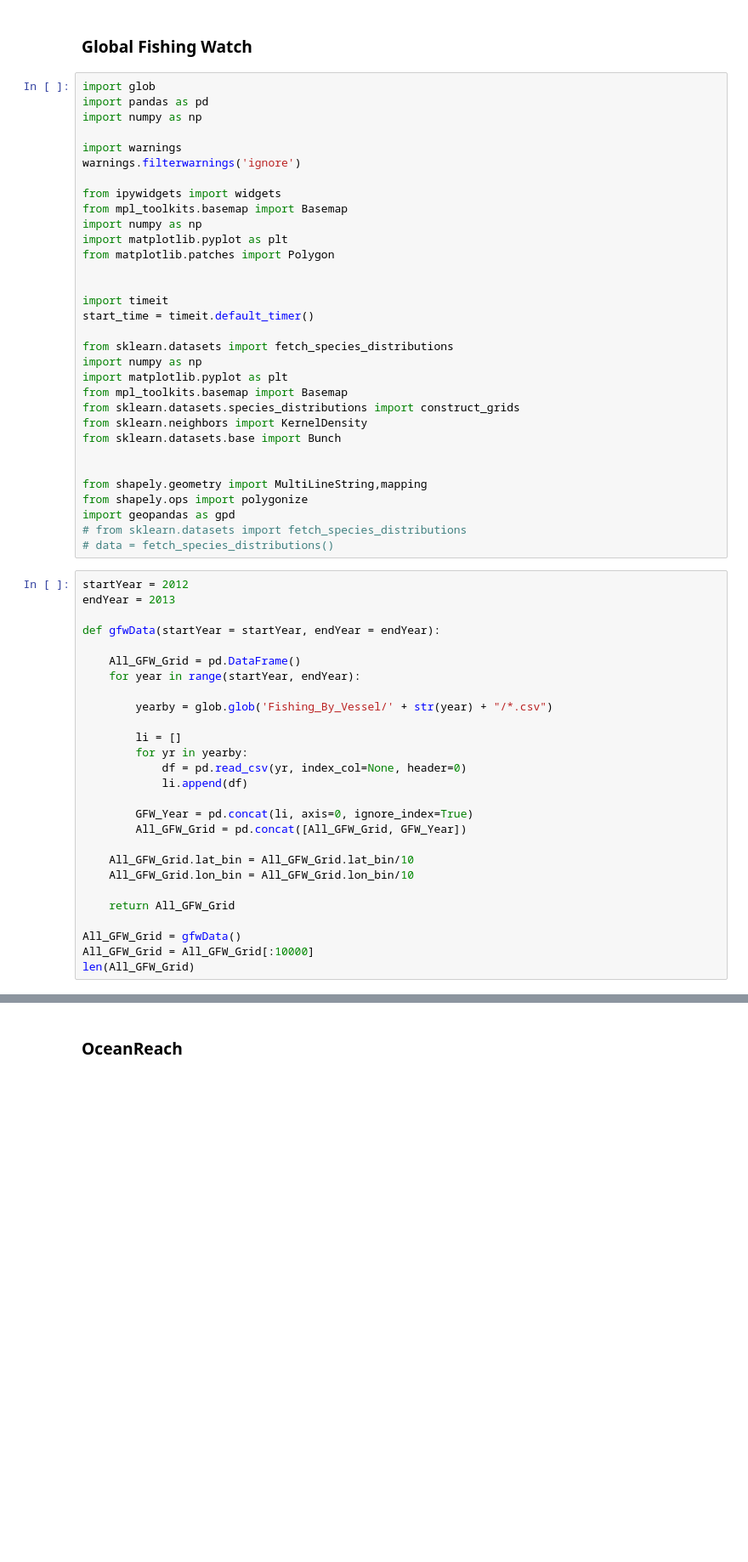
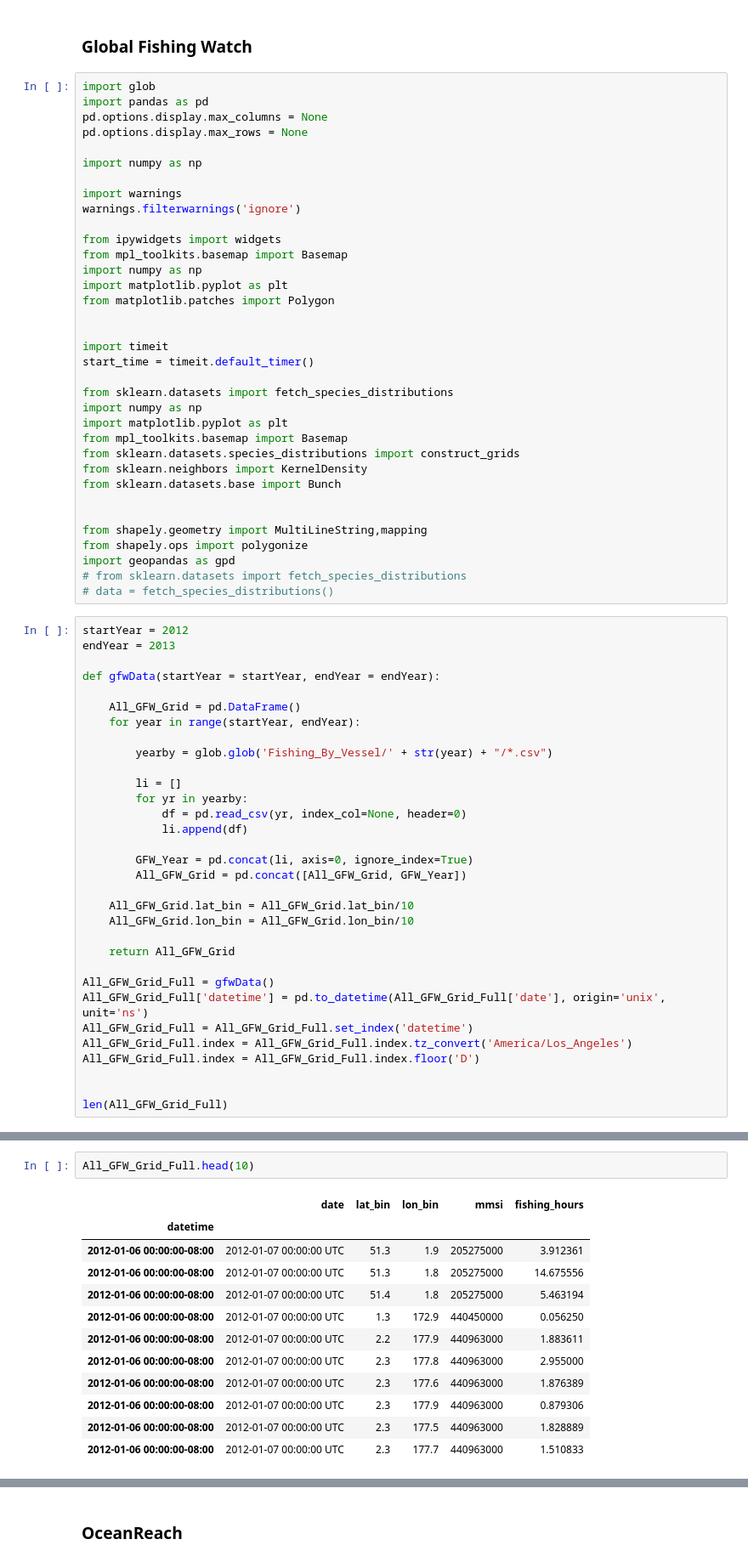
Before and after one commit to aionthebeach/ocean-maps, a Jupyter notebook: Maps_GFW_BTW_OR.ipynb, the cells around one changed output, grey strips where cells are left out. Shown: that part at 85% size. Cells and saved outputs as stored; diff of their text form; blank space fills up the shorter version.

```diff
--- a/Maps_GFW_BTW_OR.ipynb
+++ b/Maps_GFW_BTW_OR.ipynb
@@ -3,6 +3,9 @@
 # %%
 import glob
 import pandas as pd
+pd.options.display.max_columns = None
+pd.options.display.max_rows = None
+
 import numpy as np
 
 import warnings
@@ -56,7 +59,12 @@ def gfwData(startYear = startYear, endYear = endYear):
 
     return All_GFW_Grid
 
-All_GFW_Grid = gfwData()
-All_GFW_Grid = All_GFW_Grid[:10000]
-len(All_GFW_Grid)
+All_GFW_Grid_Full = gfwData()
+All_GFW_Grid_Full['datetime'] = pd.to_datetime(All_GFW_Grid_Full['date'], origin='unix', unit='ns')
+All_GFW_Grid_Full = All_GFW_Grid_Full.set_index('datetime')
+All_GFW_Grid_Full.index = All_GFW_Grid_Full.index.tz_convert('America/Los_Angeles')
+All_GFW_Grid_Full.index = All_GFW_Grid_Full.index.floor('D')
+
+
+len(All_GFW_Grid_Full)
 # %% [output]
@@ -63,0 +72,15 @@ len(All_GFW_Grid)
+# %%
+All_GFW_Grid_Full.head(10)
+# %% [output]
+|  | date | lat_bin | lon_bin | mmsi | fishing_hours |
+| datetime |  |  |  |  |  |
+| 2012-01-06 00:00:00-08:00 | 2012-01-07 00:00:00 UTC | 51.3 | 1.9 | 205275000 | 3.912361 |
+| 2012-01-06 00:00:00-08:00 | 2012-01-07 00:00:00 UTC | 51.3 | 1.8 | 205275000 | 14.675556 |
+| 2012-01-06 00:00:00-08:00 | 2012-01-07 00:00:00 UTC | 51.4 | 1.8 | 205275000 | 5.463194 |
+| 2012-01-06 00:00:00-08:00 | 2012-01-07 00:00:00 UTC | 1.3 | 172.9 | 440450000 | 0.056250 |
+| 2012-01-06 00:00:00-08:00 | 2012-01-07 00:00:00 UTC | 2.2 | 177.9 | 440963000 | 1.883611 |
+| 2012-01-06 00:00:00-08:00 | 2012-01-07 00:00:00 UTC | 2.3 | 177.8 | 440963000 | 2.955000 |
+| 2012-01-06 00:00:00-08:00 | 2012-01-07 00:00:00 UTC | 2.3 | 177.6 | 440963000 | 1.876389 |
+| 2012-01-06 00:00:00-08:00 | 2012-01-07 00:00:00 UTC | 2.3 | 177.9 | 440963000 | 0.879306 |
+| 2012-01-06 00:00:00-08:00 | 2012-01-07 00:00:00 UTC | 2.3 | 177.5 | 440963000 | 1.828889 |
+| 2012-01-06 00:00:00-08:00 | 2012-01-07 00:00:00 UTC | 2.3 | 177.7 | 440963000 | 1.510833 |
```
Also changed, not shown: parts of 22 cells of this notebook.
